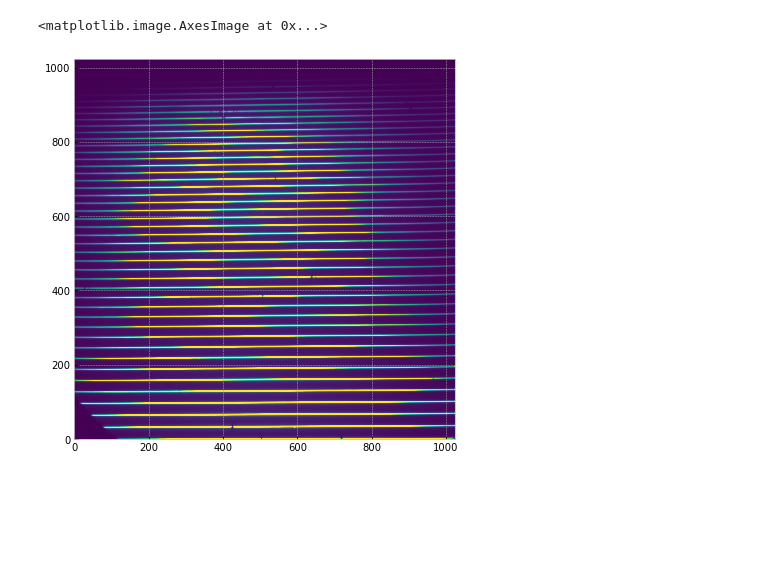
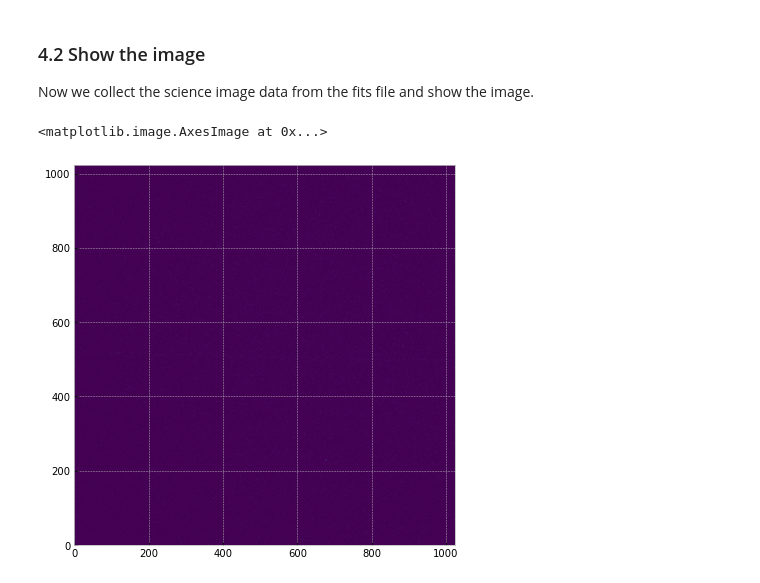
Before and after one commit to spacetelescope/STIS-Notebooks, a Jupyter notebook: View_Data/NUV.ipynb, the cells around one changed output. Drawn from its saved outputs; the diff is of its cells as text; code cells hidden in the pictures; blank space fills up the shorter version.

```diff
--- a/View_Data/NUV.ipynb
+++ b/View_Data/NUV.ipynb
@@ -62,5 +132,5 @@ Text(0, 0.5, 'Flux [ergs/s/cm$^2$/$\\AA$]')
 # %%
-#x2d image
-flt_file="./Data/NUV/ODLZ14010/ODLZ14010_flt.fits"
+#read in the x2d file and get its info
+flt_file="./Data/NUV/ODGXT9010/ODGXT9010_flt.fits"
 fits.info(flt_file)
 # %% [output]
@@ -73,6 +169,9 @@ No.    Name      Ver    Type      Cards   Dimensions   Format
+# %% [markdown]
+### 4.2 Show the image
+Now we collect the science image data from the fits file and show the image.
 # %%
 flt_data=fits.open(flt_file)[1].data
-plt.imshow(flt_data,origin='lower',vmin=0,vmax=1e3,cmap="viridis")
+plt.imshow(flt_data,origin='lower',vmin=0,vmax=1e2,cmap="viridis")
 # %% [output]
 <matplotlib.image.AxesImage at 0x...>
-[figure, old version]
+[figure, new version]
```
Also changed, not shown: parts of 20 cells of this notebook, 1 other file.
